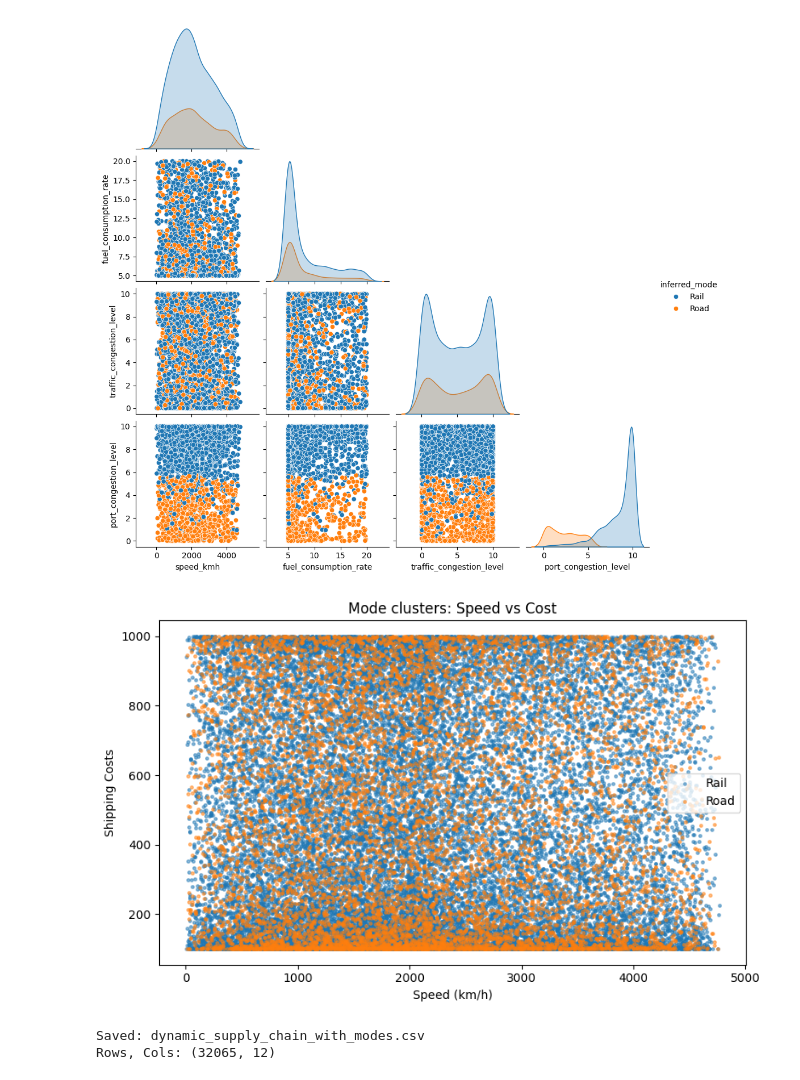
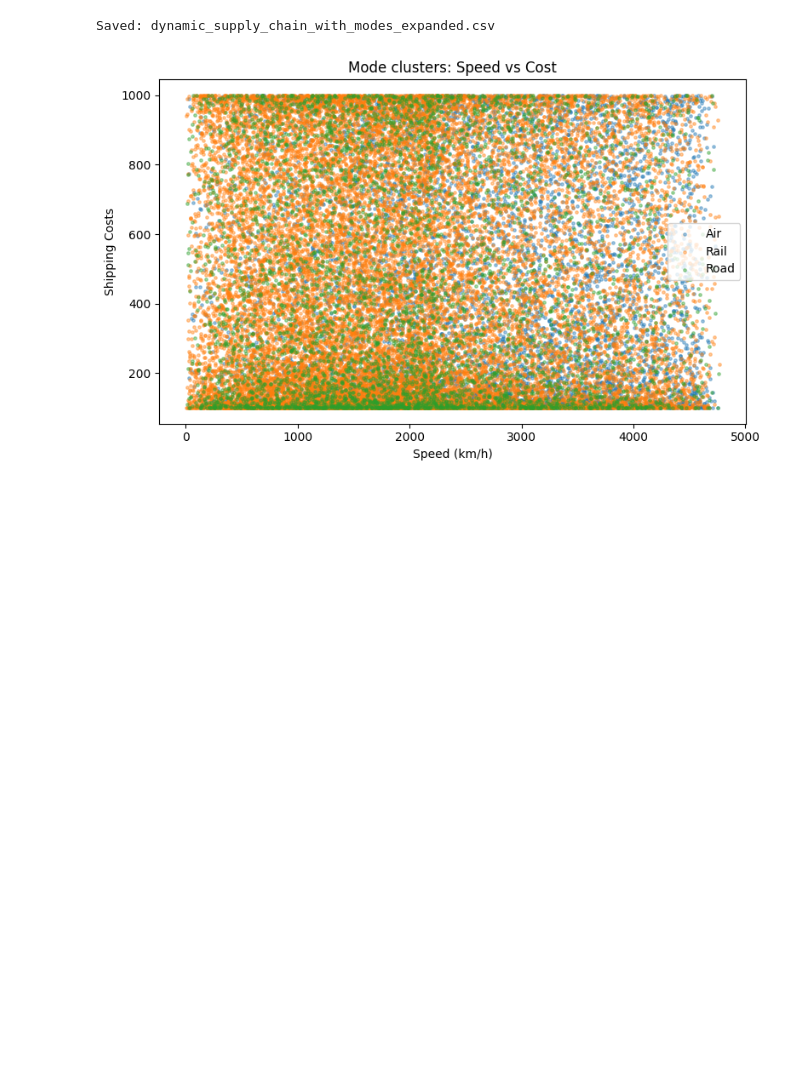
Before and after one commit to Nihira11/sudata-datathon-2025, a Jupyter notebook: notebooks/jupyter/infer_transport_modes.ipynb, the cells around one changed output. Drawn from its saved outputs; the diff is of its cells as text; code cells hidden in the pictures; blank space fills up the shorter version.

```diff
--- a/notebooks/jupyter/infer_transport_modes.ipynb
+++ b/notebooks/jupyter/infer_transport_modes.ipynb
@@ -116,6 +135,6 @@ NA remaining in features: 0
 # %%
-# Silhouette-guided K selection
-k_range = range(2, 9)
+# Silhouette-based K selection and final KMeans
+k_range = range(2, 13)
 scores = {}
 for k in k_range:
     km = KMeans(n_clusters=k, random_state=42, n_init='auto')
@@ -123,6 +142,11 @@ for k in k_range:
     score = silhouette_score(X_scaled, labels)
     scores[k] = score
 
-scores_df = pd.DataFrame({'k': list(scores.keys()), 'silhouette': list(scores.values())}).sort_values('k')
-scores_df
+best_k = max(scores, key=scores.get)
+print('Silhouette by k:', scores)
+print('Selected best_k =', best_k)
+
+km = KMeans(n_clusters=best_k, random_state=42, n_init='auto')
+cluster_labels = km.fit_predict(X_scaled)
+_df['cluster_id'] = cluster_labels
 # %% [output]
@@ -186,29 +199,23 @@ cluster_profile, labels
 # %%
-# Visualize clusters in 2D via pairplot and selected projections
-sns.pairplot(_df.sample(min(3000, len(_df)), random_state=42), vars=feature_cols[:4], hue='inferred_mode', corner=True)
-plt.show()
+# Export results and quick visualization
+OUTPUT_PATH = 'dynamic_supply_chain_with_modes_expanded.csv'
+export_cols = ['timestamp', 'vehicle_gps_latitude', 'vehicle_gps_longitude'] + list(feature_cols) + ['cluster_id', 'inferred_mode']
 
-plt.figure(figsize=(8,5))
-for mode, g in _df.groupby('inferred_mode'):
-    plt.scatter(g['speed_kmh'], g['shipping_costs'], s=6, label=mode, alpha=0.5)
-plt.xlabel('Speed (km/h)')
-plt.ylabel('Shipping Costs')
-plt.title('Mode clusters: Speed vs Cost')
-plt.legend()
-plt.tight_layout()
-plt.show()
+out_df = _df.copy()
+out_df[export_cols].to_csv(OUTPUT_PATH, index=False)
+print('Saved:', OUTPUT_PATH)
+
+# Quick scatter: speed vs cost by mode
+if 'speed_kmh' in out_df.columns and 'shipping_costs' in out_df.columns:
+    plt.figure(figsize=(8,5))
+    for mode, g in out_df.groupby('inferred_mode'):
+        plt.scatter(g['speed_kmh'], g['shipping_costs'], s=6, label=mode, alpha=0.4)
+    plt.xlabel('Speed (km/h)')
+    plt.ylabel('Shipping Costs')
+    plt.title('Mode clusters: Speed vs Cost')
+    plt.legend()
+    plt.tight_layout()
+    plt.show()
 # %% [output]
+Saved: dynamic_supply_chain_with_modes_expanded.csv
-[figure, old version]
+[figure, new version]
-[figure, removed]
-# %%
-# Export results
-OUTPUT_PATH = 'dynamic_supply_chain_with_modes.csv'
-export_cols = ['timestamp', 'vehicle_gps_latitude', 'vehicle_gps_longitude'] + feature_cols + ['cluster_id', 'inferred_mode']
-
-export_df = _df[export_cols].copy()
-export_df.to_csv(OUTPUT_PATH, index=False)
-print('Saved:', OUTPUT_PATH)
-print('Rows, Cols:', export_df.shape)
-# %% [output]
-Saved: dynamic_supply_chain_with_modes.csv
-Rows, Cols: (32065, 12)
```
Also changed, not shown: parts of 12 cells of this notebook, 3 other files.
